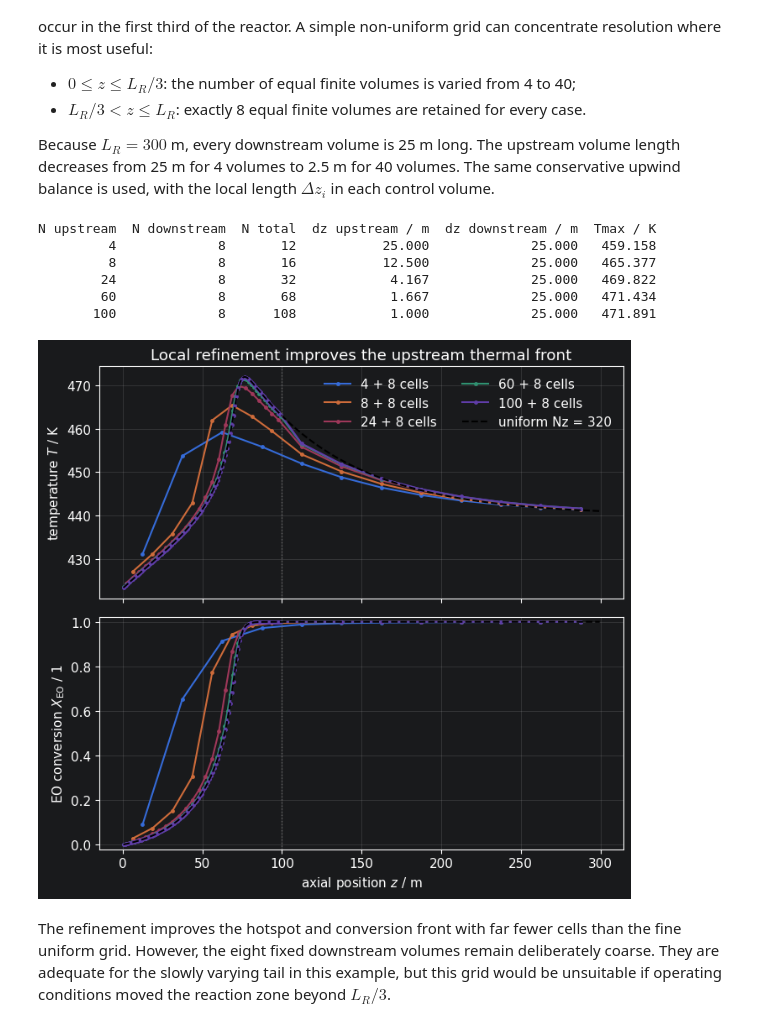
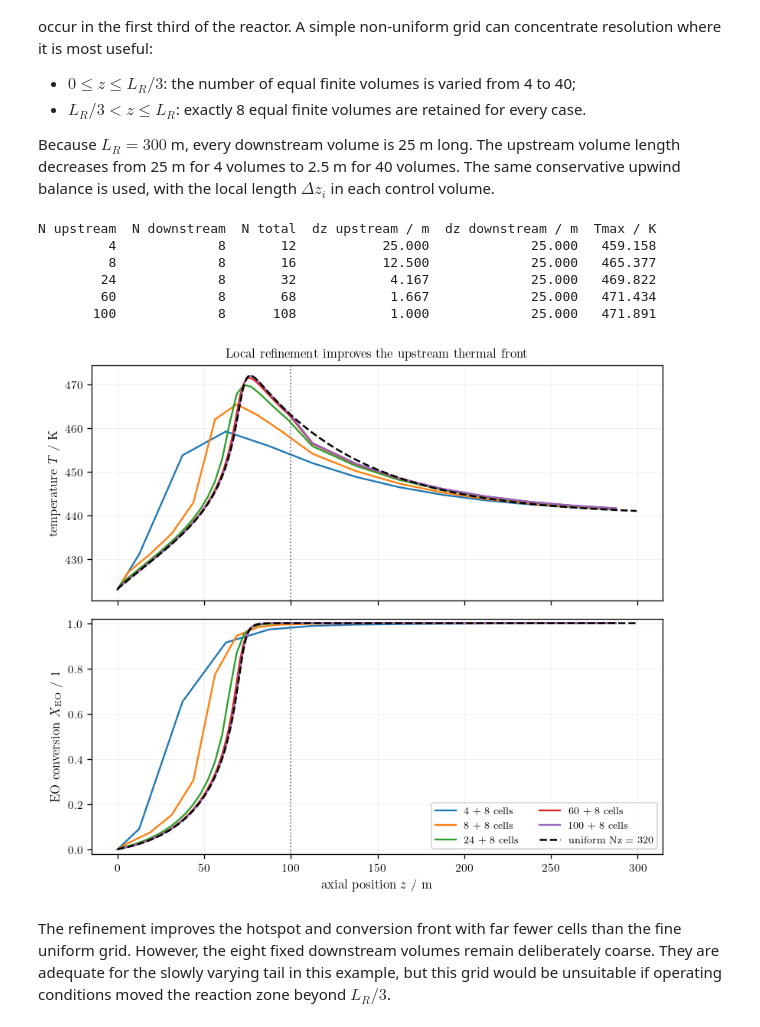
Before and after one commit to ChemRxnEngLab/Ullmanns_ModelReactorsDesignEquations, a Jupyter notebook: example_5_1d_finite_volume_pftr.ipynb, the cells around one changed output. Cells and saved outputs as stored; diff of their text form; code cells hidden in the pictures.

```diff
--- a/example_5_1d_finite_volume_pftr.ipynb
+++ b/example_5_1d_finite_volume_pftr.ipynb
@@ -168,7 +204,7 @@ $$\Rightarrow k_{0,2} = k_{0,1} * e^{\frac{E_{A,2}-E_{A,1}}{RT_{\text{ref}}}} $$
 p_base = Parameters(Nz=160, EA=72.5e3)
 p_steep = Parameters(Nz=160, EA=200.0e3)
 
-times = np.array([0, 20, 40, 50, 60, 75, 150, 250, 450], dtype=float)
+times = np.array([0, 20, 40, 50, 60, 75, 100, 150, 250, 450], dtype=float)
 sol_base = simulate_1d(p_base, t_eval=times)
 sol_steep = simulate_1d(p_steep, t_eval=times)
 
@@ -184,21 +220,26 @@ Steep:    EA = 200.0 kJ mol^-1, k0 = 6.864e+21 s^-1
 Both give k(440 K) = 0.01238 s^-1
 BDF function evaluations: baseline 287, steep 484
 # %%
-fig, axes = plt.subplots(2, 1, figsize=(7.2, 7.0), sharex=True)
+fig, axes = plt.subplots(2, 1, figsize=(7.0, 6.2), sharex=True)
 colors = plt.cm.viridis(np.linspace(0.05, 0.95, len(times)))
 
 for j, (t, color) in enumerate(zip(times, colors)):
     c = sol_steep.y[:p_steep.Nz, j]
     T = sol_steep.y[p_steep.Nz:, j]
-    axes[0].plot(p_steep.z, T, color=color, label=f"{t:.0f} s")
+    axes[0].plot(p_steep.z, T, color=color, label=fr"${t:.0f}\,\mathrm{{s}}$")
     axes[1].plot(p_steep.z, 1.0 - c / p_steep.c_in, color=color)
 
 axes[0].set_ylabel(r"temperature $T$ / K")
-axes[0].legend(ncol=1, frameon=False, loc='right', bbox_to_anchor=(1.2, 0.5))
 axes[0].set_title("Transient development of the steep thermal front")
 axes[1].set_xlabel(r"axial position $z$ / m")
 axes[1].set_ylabel(r"EO conversion $X_{\mathrm{EO}}$ / 1")
 axes[1].set_ylim(-0.02, 1.02)
-plt.tight_layout()
+handles, labels = axes[0].get_legend_handles_labels()
+fig.legend(
+    handles, labels, loc="lower center", bbox_to_anchor=(0.5, 0.005),
+    ncol=5, frameon=False, columnspacing=1.1, handlelength=1.8,
+)
+fig.tight_layout(rect=(0.0, 0.10, 1.0, 1.0))
+save_publication_figure(fig, "ex5_transient_profiles")
 plt.show()
 # %% [output]
@@ -302,46 +355,48 @@ for Nz_upstream in upstream_grid_sizes:
     sol_nonuniform = simulate_1d(p_nonuniform, t_eval=[p_nonuniform.t_end])
     c = sol_nonuniform.y[:p_nonuniform.Nz, -1]
     T = sol_nonuniform.y[p_nonuniform.Nz:, -1]
-    X = 1.0 - c / p_nonuniform.c_in
-    nonuniform_results.append((Nz_upstream, p_nonuniform, X, T, sol_nonuniform))
+    z, c, X, T = include_inlet_boundary(p_nonuniform, c, T)
+    nonuniform_results.append((Nz_upstream, p_nonuniform, z, c, X, T, sol_nonuniform))
 
 print("N upstream  N downstream  N total  dz upstream / m  dz downstream / m  Tmax / K")
-for Nz_upstream, p_nonuniform, X, T, sol_nonuniform in nonuniform_results:
+for Nz_upstream, p_nonuniform, z, c, X, T, sol_nonuniform in nonuniform_results:
     print(
         f"{Nz_upstream:10d}  {8:12d}  {p_nonuniform.Nz:7d}"
         f"  {p_nonuniform.dz[0]:15.3f}  {p_nonuniform.dz[-1]:17.3f}"
         f"  {T.max():8.3f}"
     )
 
 # The finest uniform result from the preceding block is used as a reference.
-p_reference, X_reference, T_reference, _ = grid_results[-1]
+p_reference, z_reference, c_reference, X_reference, T_reference, _ = grid_results[-1]
 
-fig, axes = plt.subplots(2, 1, figsize=(7.2, 6.8), sharex=True)
-for Nz_upstream, p_nonuniform, X, T, sol_nonuniform in nonuniform_results:
-    axes[0].plot(p_nonuniform.z, T, marker="o", ms=2.5,
+fig, axes = plt.subplots(2, 1, figsize=(7.0, 6.2), sharex=True)
+for Nz_upstream, p_nonuniform, z, c, X, T, sol_nonuniform in nonuniform_results:
+    axes[0].plot(z, T, ms=2.5,
                  label=f"{Nz_upstream} + 8 cells")
-    axes[1].plot(p_nonuniform.z, X, marker="o", ms=2.5)
+    axes[1].plot(z, X, ms=2.5)
 
-axes[0].plot(p_reference.z, T_reference, "k--", lw=1.5, label="uniform Nz = 320")
-axes[1].plot(p_reference.z, X_reference, "k--", lw=1.5)
+axes[0].plot(z_reference, T_reference, "k--", lw=1.5, label="uniform Nz = 320")
+axes[1].plot(z_reference, X_reference, "k--", lw=1.5)
 for ax in axes:
     ax.axvline(p_nonuniform.L/3.0, color="0.4", ls=":", lw=1)
 
 axes[0].set_ylabel(r"temperature $T$ / K")
 axes[0].set_title("Local refinement improves the upstream thermal front")
-axes[0].legend(frameon=False, ncol=2)
+handles, labels = axes[0].get_legend_handles_labels()
+axes[1].legend(handles, labels, loc="lower right", ncol=2, frameon=True)
 axes[1].set_xlabel(r"axial position $z$ / m")
 axes[1].set_ylabel(r"EO conversion $X_{\mathrm{EO}}$ / 1")
 axes[1].set_ylim(-0.02, 1.02)
 plt.tight_layout()
+save_publication_figure(fig, "ex5_local_grid_refinement")
 plt.show()
 # %% [output]
 N upstream  N downstream  N total  dz upstream / m  dz downstream / m  Tmax / K
          4             8       12           25.000             25.000   459.158
          8             8       16           12.500             25.000   465.377
         24             8       32            4.167             25.000   469.822
         60             8       68            1.667             25.000   471.434
        100             8      108            1.000             25.000   471.891
-[figure, old version]
+[figure, new version]
 # %% [markdown]
 The refinement improves the hotspot and conversion front with far fewer cells than the fine uniform grid. However, the eight fixed downstream volumes remain deliberately coarse. They are adequate for the slowly varying tail in this example, but this grid would be unsuitable if operating conditions moved the reaction zone beyond $L_R/3$.
```
Also changed, not shown: parts of 9 cells of this notebook, 1 other file.
